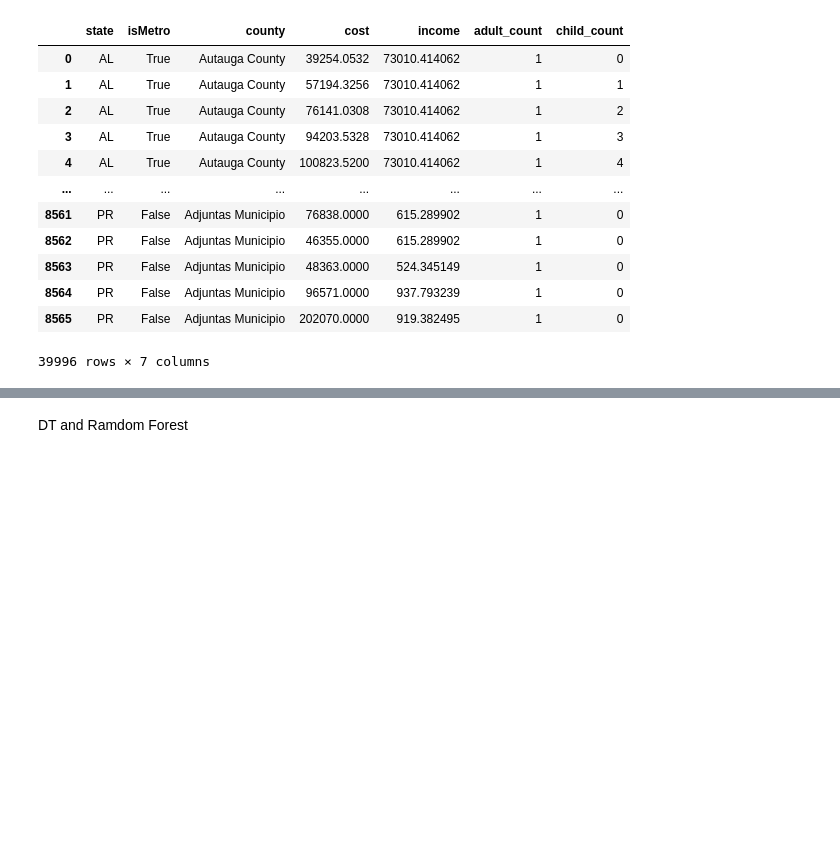
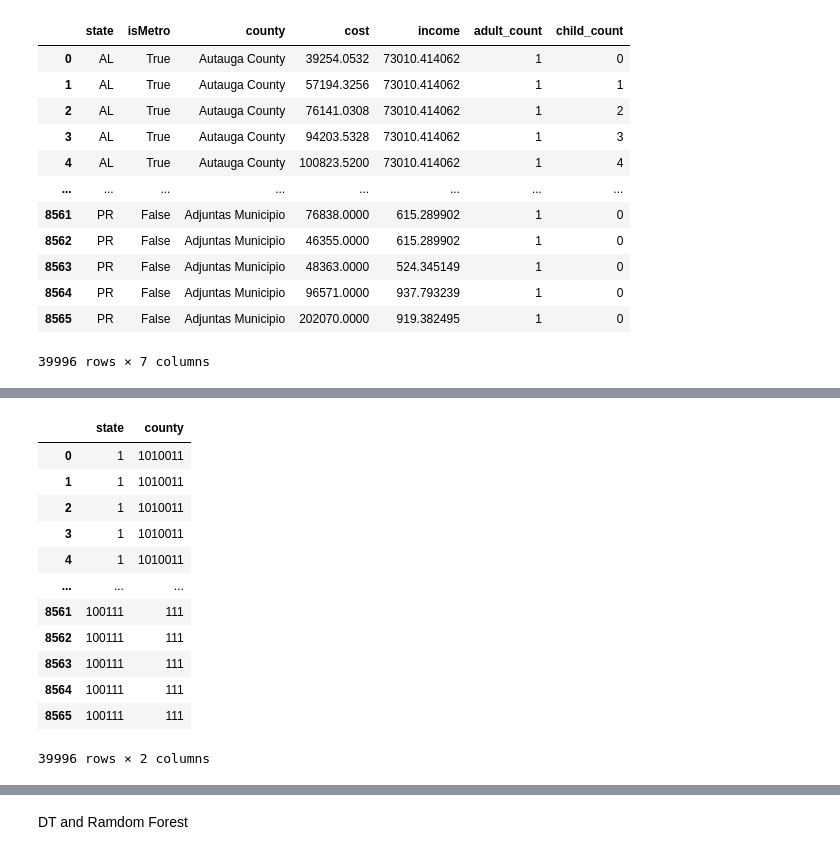
Before and after one commit to riasat-mahbub/ML_Final_Project, a Jupyter notebook: Untitled14.ipynb, the cells around one changed output, grey strips where cells are left out. Cells and saved outputs as stored; diff of their text form; code cells hidden in the pictures; blank space fills up the shorter version.

```diff
--- a/Untitled14.ipynb
+++ b/Untitled14.ipynb
@@ -378,8 +402,22 @@ df.dtypes
 # %%
-y_cols = ['state', 'isMetro', 'county']
+y_cols = ['state', 'county']
 
 df_y = df[y_cols]
 df_y
+# %% [output]
+|  | state | county |
+| 0 | 1 | 1010011 |
+| 1 | 1 | 1010011 |
+| 2 | 1 | 1010011 |
+| 3 | 1 | 1010011 |
+| 4 | 1 | 1010011 |
+| ... | ... | ... |
+| 8561 | 100111 | 111 |
+| 8562 | 100111 | 111 |
+| 8563 | 100111 | 111 |
+| 8564 | 100111 | 111 |
+| 8565 | 100111 | 111 |
+39996 rows × 2 columns
 # %%
 df_x = df.drop(y_cols, axis=1)
 df_x
```
Also changed, not shown: parts of 28 cells of this notebook.
